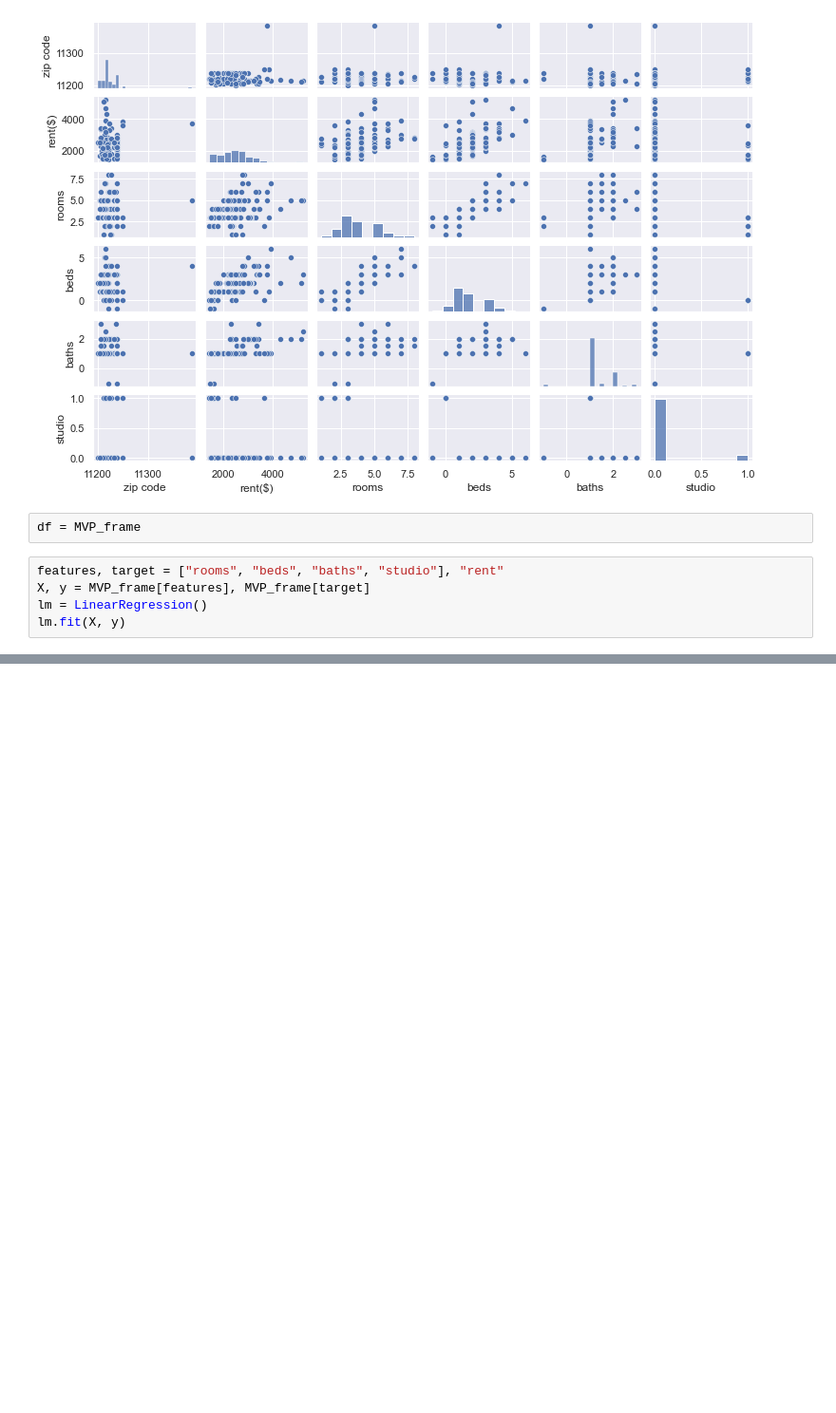
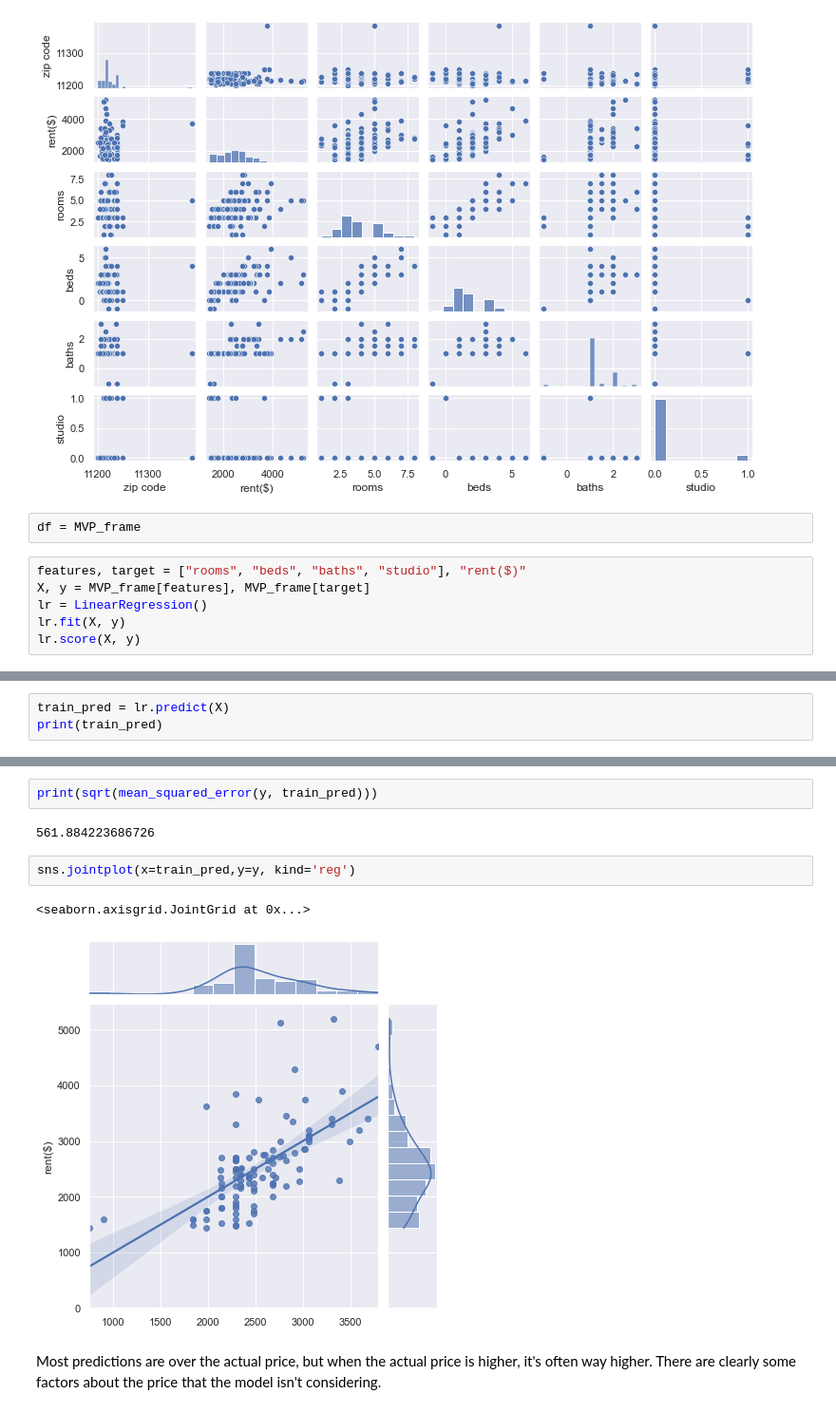
Before and after one commit to nickdellaquilo/Apartment-Regression, a Jupyter notebook: MVP Regression.ipynb, the cells around one changed output, grey strips where cells are left out. Shown at 95% size. Saved outputs shown, nothing was run; the diff lists cells and outputs as text; blank space fills up the shorter version.

Commit message:
work on regression, scraping amenities features

```diff
--- a/MVP Regression.ipynb
+++ b/MVP Regression.ipynb
@@ -88,8 +91,9 @@ sns.pairplot(MVP_frame, height=1.2, aspect=1.5);
 # %%
 df = MVP_frame
 # %%
-features, target = ["rooms", "beds", "baths", "studio"], "rent"
+features, target = ["rooms", "beds", "baths", "studio"], "rent($)"
 X, y = MVP_frame[features], MVP_frame[target]
-lm = LinearRegression()
-lm.fit(X, y)
+lr = LinearRegression()
+lr.fit(X, y)
+lr.score(X, y)
 # %% [output]
@@ -96,0 +101,3 @@ ValueError: could not convert string to float: '$2,375'
+# %%
+train_pred = lr.predict(X)
+print(train_pred)
@@ -96,0 +122,11 @@ ValueError: could not convert string to float: '$2,375'
+# %%
+print(sqrt(mean_squared_error(y, train_pred)))
+# %% [output]
+561.884223686726
+# %%
+sns.jointplot(x=train_pred,y=y, kind='reg')
+# %% [output]
+<seaborn.axisgrid.JointGrid at 0x...>
+[figure, added]
+# %% [markdown]
+Most predictions are over the actual price, but when the actual price is higher, it's often way higher. There are clearly some factors about the price that the model isn't considering.
```
Also changed, not shown: parts of 7 cells of this notebook, 2 other files.
